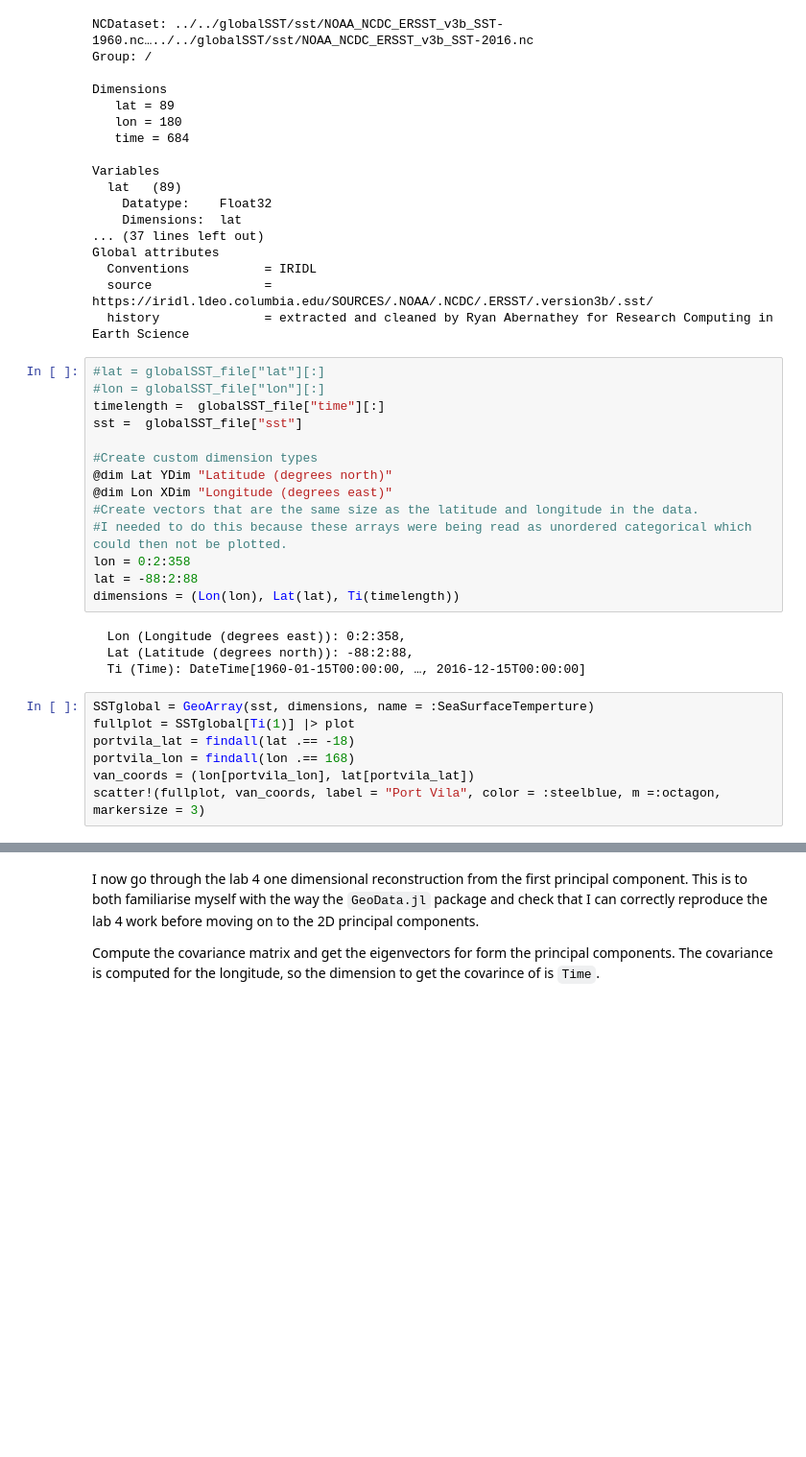
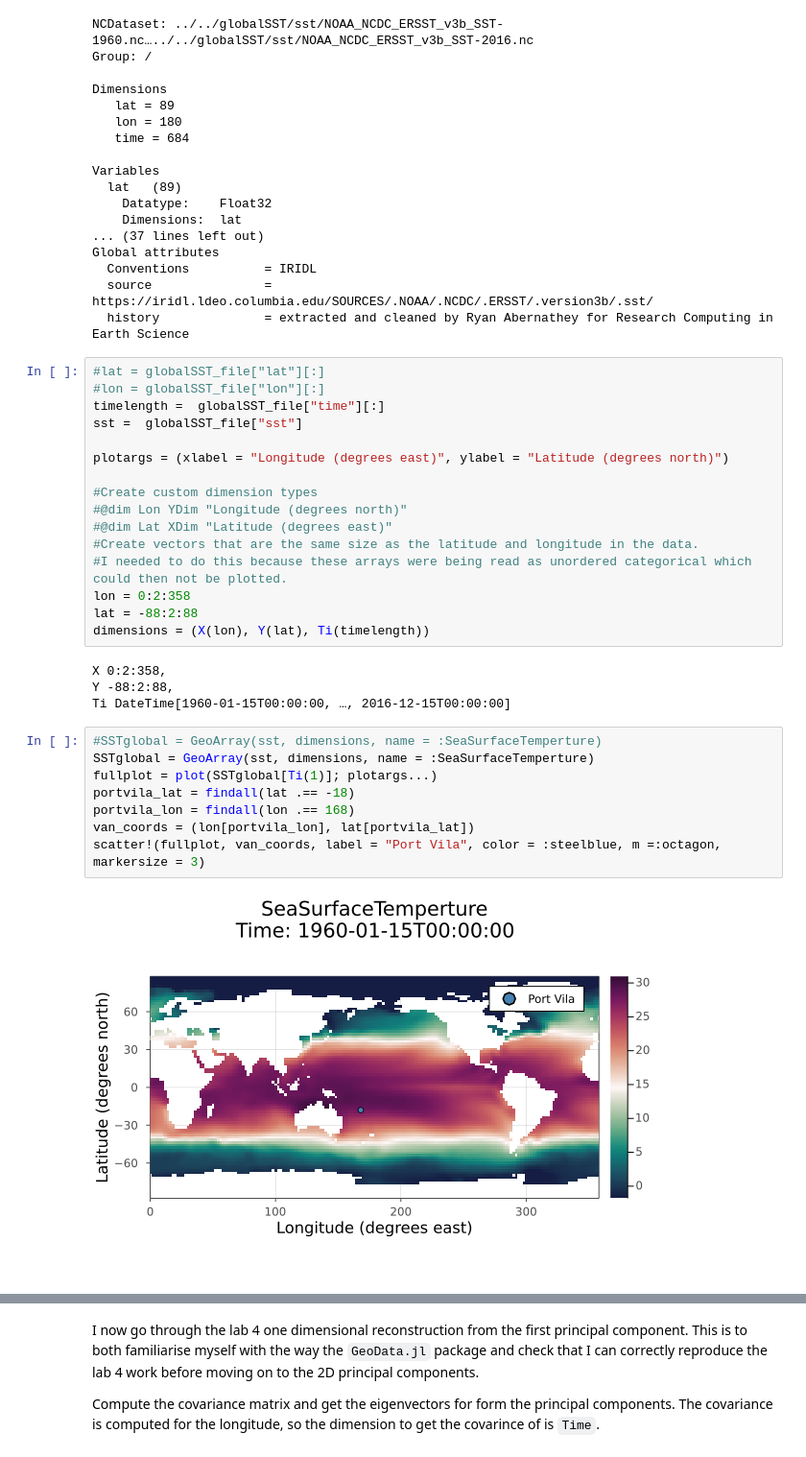
Before and after one commit to jbisits/MATH5271, a Jupyter notebook: Lab 4/Lab4_julia.ipynb, the cells around one changed output, grey strips where cells are left out. Shown at 96% size. Cells and saved outputs as stored; diff of their text form; blank space fills up the shorter version.

```diff
--- a/Lab 4/Lab4_julia.ipynb
+++ b/Lab 4/Lab4_julia.ipynb
@@ -132,23 +135,28 @@ Global attributes
 timelength =  globalSST_file["time"][:]
 sst =  globalSST_file["sst"]
 
+plotargs = (xlabel = "Longitude (degrees east)", ylabel = "Latitude (degrees north)")
+
 #Create custom dimension types
-@dim Lat YDim "Latitude (degrees north)"
-@dim Lon XDim "Longitude (degrees east)"
+#@dim Lon YDim "Longitude (degrees north)"
+#@dim Lat XDim "Latitude (degrees east)"
 #Create vectors that are the same size as the latitude and longitude in the data.
 #I needed to do this because these arrays were being read as unordered categorical which could then not be plotted.
 lon = 0:2:358
 lat = -88:2:88
-dimensions = (Lon(lon), Lat(lat), Ti(timelength))
+dimensions = (X(lon), Y(lat), Ti(timelength))
 # %% [output]
-  Lon (Longitude (degrees east)): 0:2:358,
-  Lat (Latitude (degrees north)): -88:2:88,
-  Ti (Time): DateTime[1960-01-15T00:00:00, …, 2016-12-15T00:00:00]
+X 0:2:358,
+Y -88:2:88,
+Ti DateTime[1960-01-15T00:00:00, …, 2016-12-15T00:00:00]
 # %%
+#SSTglobal = GeoArray(sst, dimensions, name = :SeaSurfaceTemperture)
 SSTglobal = GeoArray(sst, dimensions, name = :SeaSurfaceTemperture)
-fullplot = SSTglobal[Ti(1)] |> plot
+fullplot = plot(SSTglobal[Ti(1)]; plotargs...)
 portvila_lat = findall(lat .== -18)
 portvila_lon = findall(lon .== 168)
 van_coords = (lon[portvila_lon], lat[portvila_lat])
 scatter!(fullplot, van_coords, label = "Port Vila", color = :steelblue, m =:octagon, markersize = 3)
+# %% [output]
+[figure, added]
 # %%
```
Also changed, not shown: parts of 7 cells of this notebook, 3 other files.
